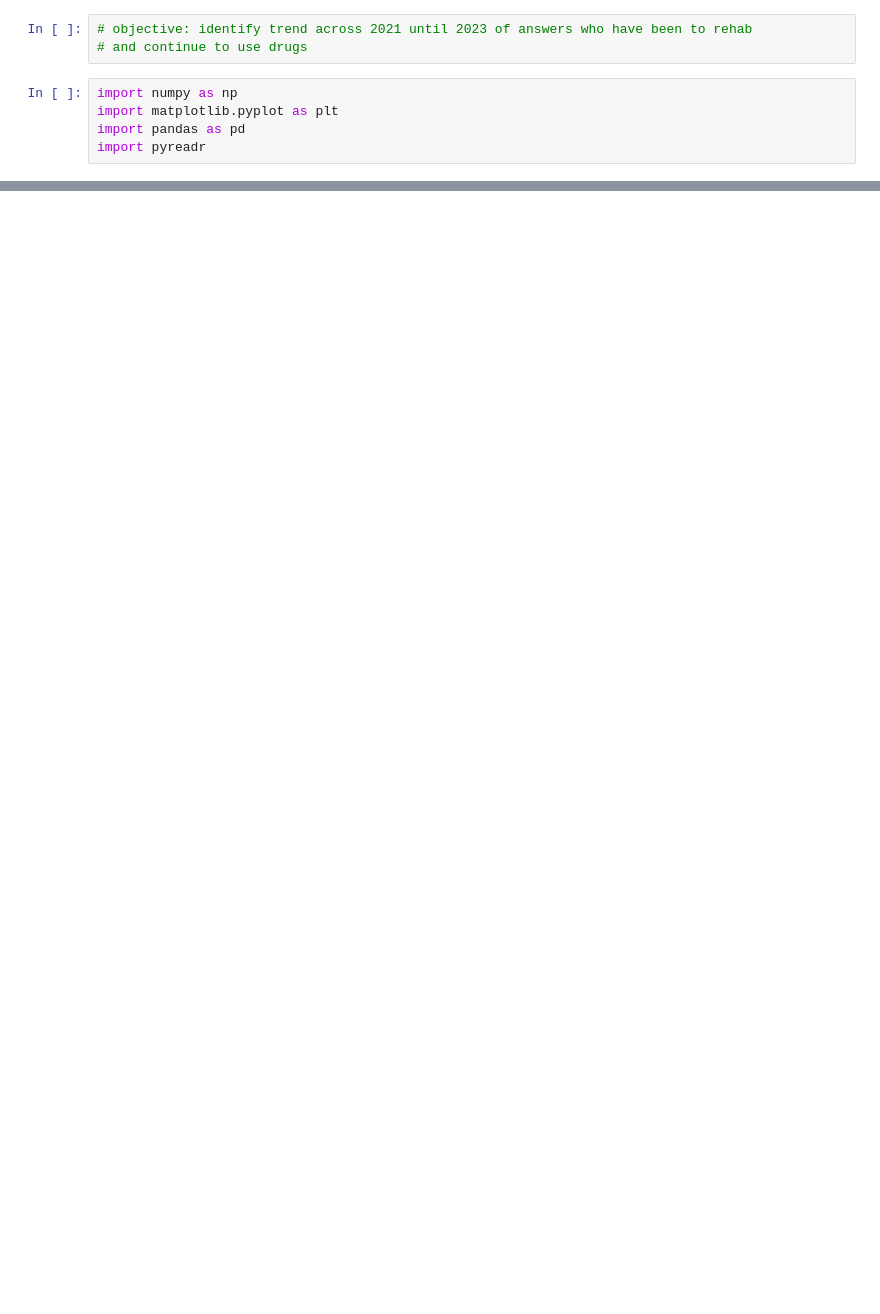
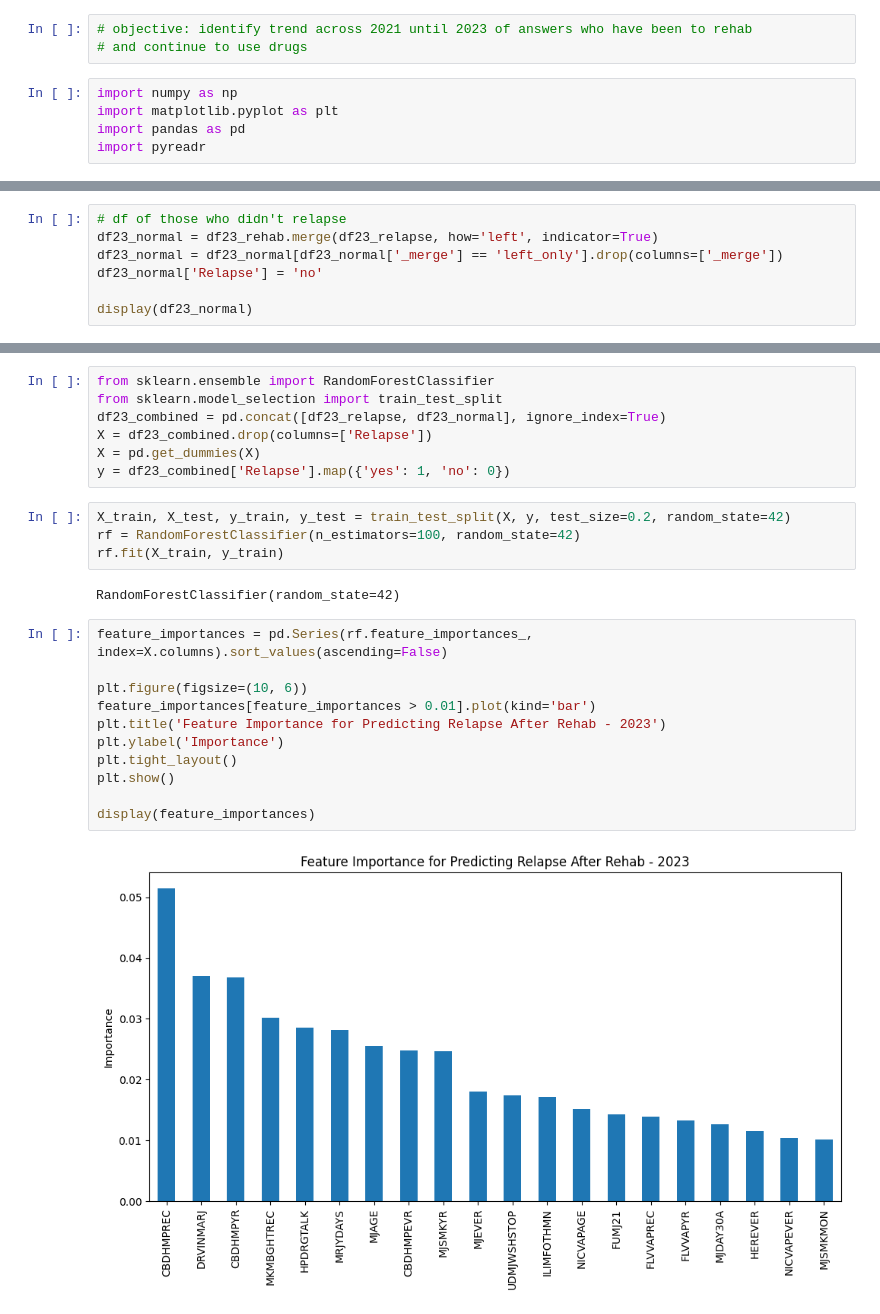
Before and after one commit to ytjoa/relapse-risk-prediction, a Jupyter notebook: 21to23_rehab.ipynb, the cells around one changed output, grey strips where cells are left out. Drawn from its saved outputs; the diff is of its cells as text; blank space fills up the shorter version.

```diff
--- a/21to23_rehab.ipynb
+++ b/21to23_rehab.ipynb
@@ -94,0 +74,7 @@ display(df2023_intersect)
+# %%
+# df of those who didn't relapse
+df23_normal = df23_rehab.merge(df23_relapse, how='left', indicator=True)
+df23_normal = df23_normal[df23_normal['_merge'] == 'left_only'].drop(columns=['_merge'])
+df23_normal['Relapse'] = 'no'
+
+display(df23_normal)
@@ -94,0 +95,26 @@ display(df2023_intersect)
+# %%
+from sklearn.ensemble import RandomForestClassifier
+from sklearn.model_selection import train_test_split
+df23_combined = pd.concat([df23_relapse, df23_normal], ignore_index=True)
+X = df23_combined.drop(columns=['Relapse'])
+X = pd.get_dummies(X)
+y = df23_combined['Relapse'].map({'yes': 1, 'no': 0})
+# %%
+X_train, X_test, y_train, y_test = train_test_split(X, y, test_size=0.2, random_state=42)
+rf = RandomForestClassifier(n_estimators=100, random_state=42)
+rf.fit(X_train, y_train)
+# %% [output]
+RandomForestClassifier(random_state=42)
+# %%
+feature_importances = pd.Series(rf.feature_importances_, index=X.columns).sort_values(ascending=False)
+
+plt.figure(figsize=(10, 6))
+feature_importances[feature_importances > 0.01].plot(kind='bar')
+plt.title('Feature Importance for Predicting Relapse After Rehab - 2023')
+plt.ylabel('Importance')
+plt.tight_layout()
+plt.show()
+
+display(feature_importances)
+# %% [output]
+[figure, added]
```
Also changed, not shown: parts of 10 cells of this notebook.
